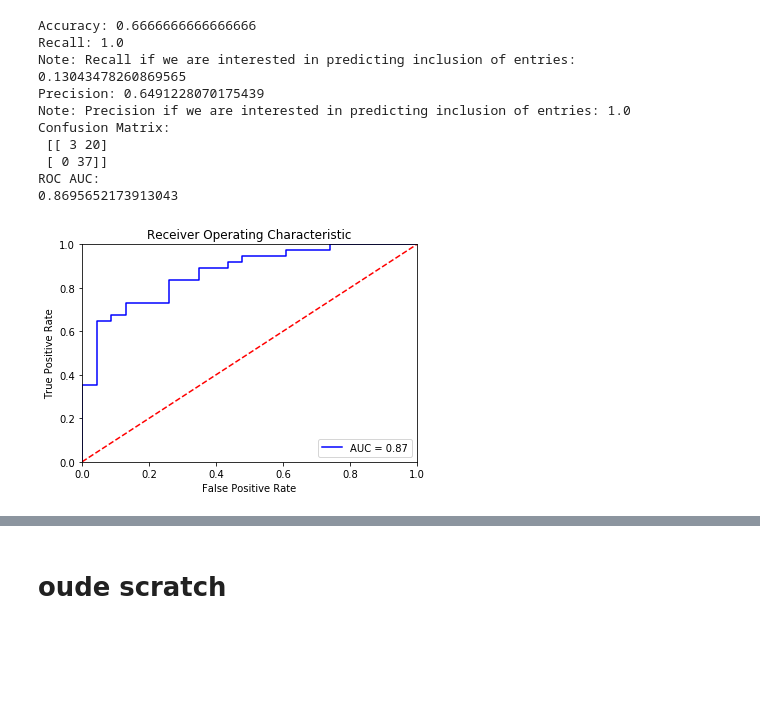
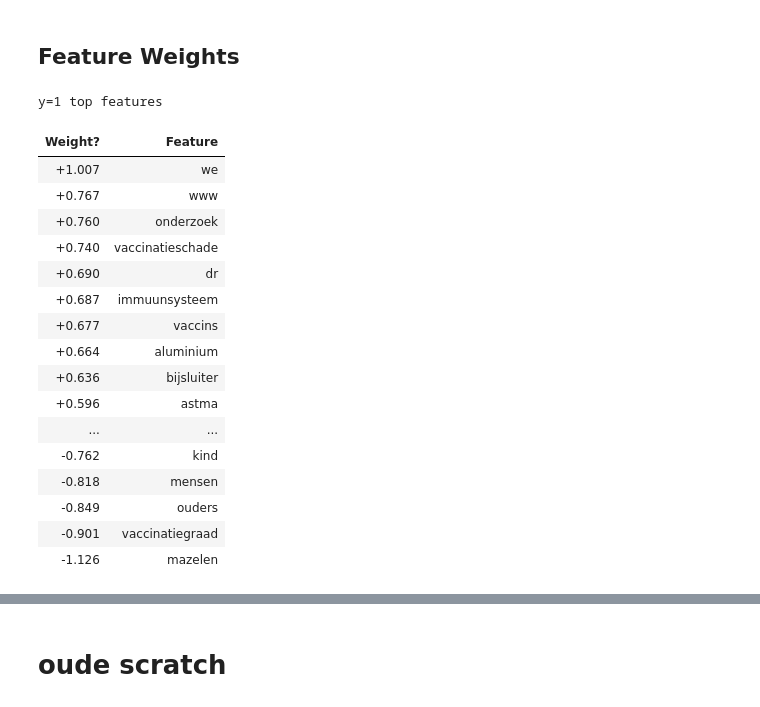
Before and after one commit to corinemeppelink/vaccmisinfo, a Jupyter notebook: article.ipynb, the cells around one changed output, grey strips where cells are left out. Drawn from its saved outputs; the diff is of its cells as text; code cells hidden in the pictures; blank space fills up the shorter version.

```diff
--- a/article.ipynb
+++ b/article.ipynb
@@ -119,16 +132,33 @@ ROC AUC:
-# %%
-predictions, probabilities = ml(hpv_train, hpv_test)
-performance(predictions, [e[1] for e in hpv_test])
-roc_curve(probabilities, [e[1] for e in hpv_test])
-# %% [output]
-Accuracy: 0.6666666666666666
-Recall: 1.0
-Note: Recall if we are interested in predicting inclusion of entries: 0.13043478260869565
-Precision: 0.6491228070175439
-Note: Precision if we are interested in predicting inclusion of entries: 1.0
-Confusion Matrix:
- [[ 3 20]
- [ 0 37]]
-ROC AUC:
-0.8695652173913043
-[figure, removed]
+# %% [markdown]
+## Feature Weights
+# %%
+from sklearn.feature_extraction.text import TfidfVectorizer
+from sklearn.pipeline import make_pipeline
+
+vec = TfidfVectorizer()
+clf = LogisticRegression()
+pipe = make_pipeline(vec, clf)
+pipe.fit([r[0] for r in childhood_train], [r[1] for r in childhood_train])
+
+predictions = pipe.predict([r[0] for r in childhood_test])
+# %%
+eli5.show_weights(pipe,top=20)
+# %% [output]
+y=1 top features
+| Weight? | Feature |
+| +1.007 | we |
+| +0.767 | www |
+| +0.760 | onderzoek |
+| +0.740 | vaccinatieschade |
+| +0.690 | dr |
+| +0.687 | immuunsysteem |
+| +0.677 | vaccins |
+| +0.664 | aluminium |
+| +0.636 | bijsluiter |
+| +0.596 | astma |
+| ... | ... |
+| -0.762 | kind |
+| -0.818 | mensen |
+| -0.849 | ouders |
+| -0.901 | vaccinatiegraad |
+| -1.126 | mazelen |
```
Also changed, not shown: parts of 13 cells of this notebook.
